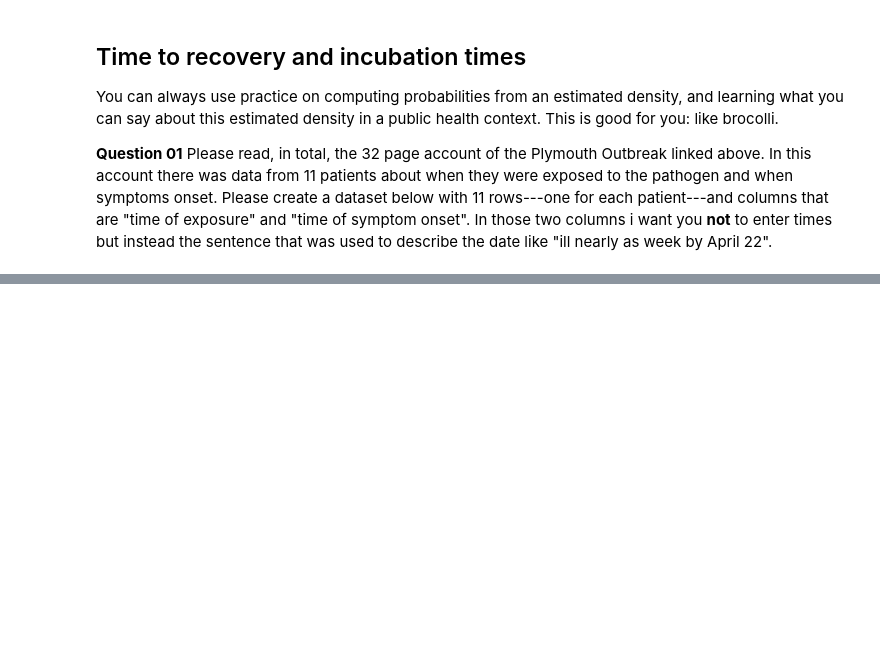
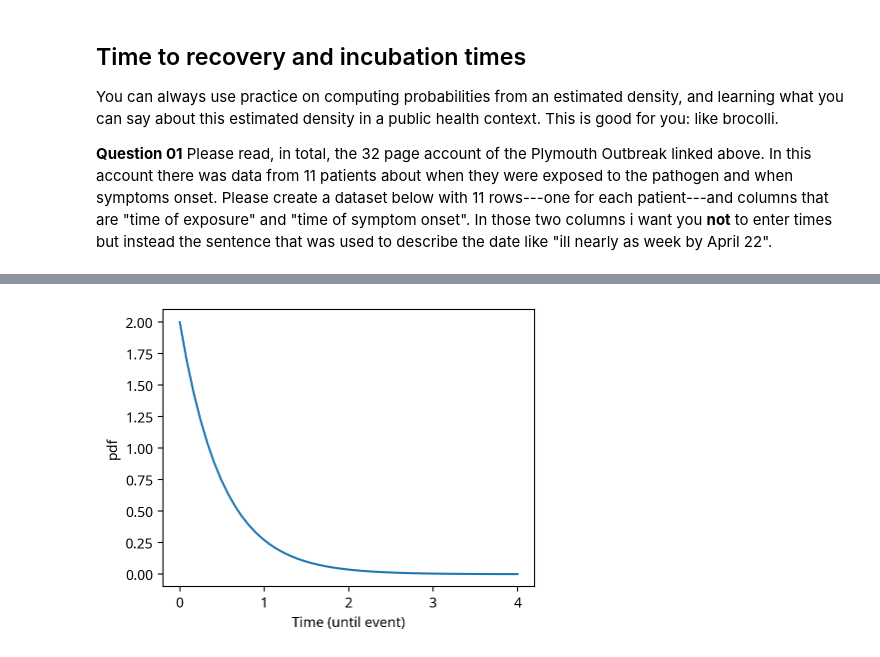
Before and after one commit to computationalUncertaintyLab/outbreak_book, a Jupyter notebook: outbreak_science/Grad_homework_five.ipynb, the cells around one changed output, grey strips where cells are left out. Saved outputs shown, nothing was run; the diff lists cells and outputs as text; code cells hidden in the pictures; blank space fills up the shorter version.

```diff
--- a/outbreak_science/Grad_homework_five.ipynb
+++ b/outbreak_science/Grad_homework_five.ipynb
@@ -15,0 +45,16 @@ In this account there was data from 11 patients about when they were exposed to
+# %%
+import scipy.stats
+import numpy as np
+import matplotlib.pyplot as plt
+
+lam = 2
+support = np.linspace(0,4,50)
+pdf = scipy.stats.expon(scale=1./lam,loc=0).pdf(support)
+
+fig,ax = plt.subplots()
+ax.plot( support, pdf )
+ax.set_ylabel("pdf")
+ax.set_xlabel("Time (until event)")
+plt.show()
+# %% [output]
+[figure, added]
```
Also changed, not shown: parts of 3 cells of this notebook.
